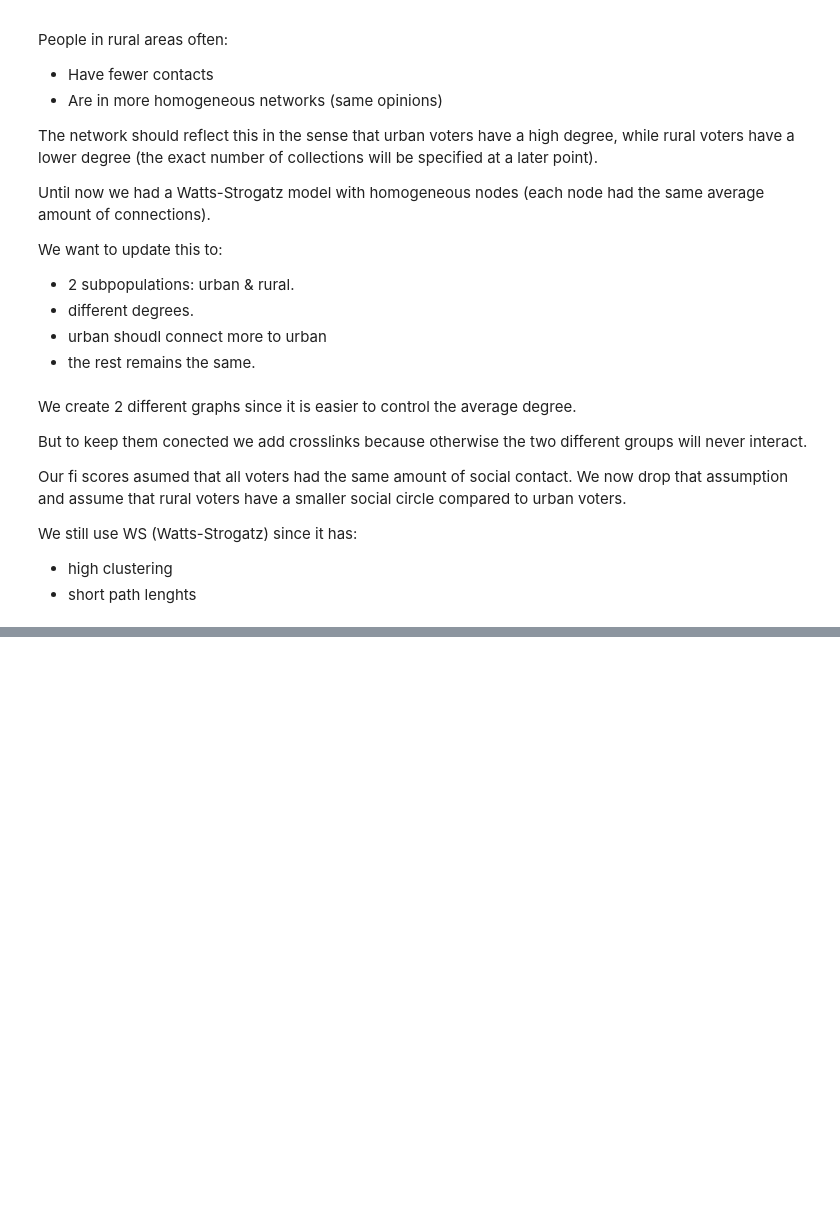
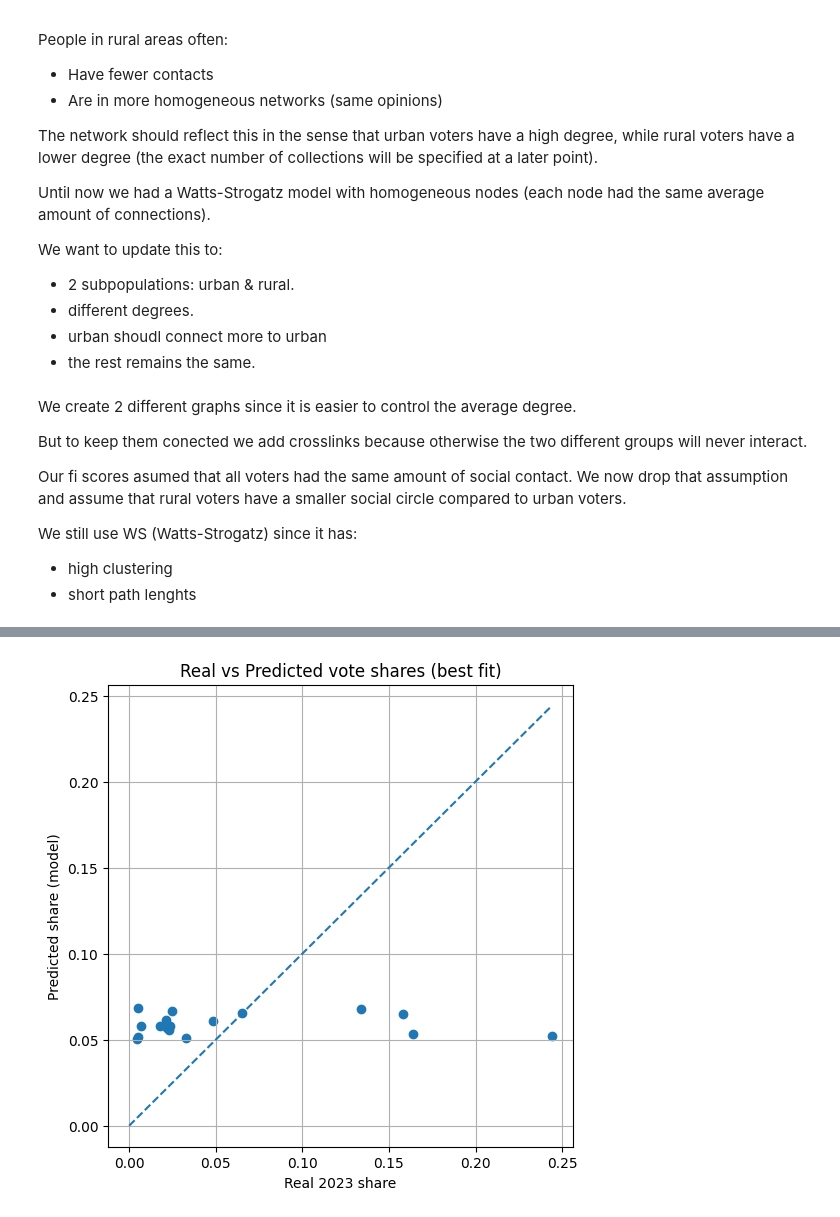
Before and after one commit to tomme2009/ProjectComputationalScience, a Jupyter notebook: Week2_PCS.ipynb, the cells around one changed output, grey strips where cells are left out. Cells and saved outputs as stored; diff of their text form; code cells hidden in the pictures; blank space fills up the shorter version.

```diff
--- a/Week2_PCS.ipynb
+++ b/Week2_PCS.ipynb
@@ -605,0 +715,11 @@ plt.show()
+# %%
+plt.figure(figsize=(6,6))
+plt.scatter(target, sim_best)
+plt.plot([0, max(target)], [0, max(target)], linestyle="--")
+plt.xlabel("Real 2023 share")
+plt.ylabel("Predicted share (model)")
+plt.title("Real vs Predicted vote shares (best fit)")
+plt.grid(True)
+plt.show()
+# %% [output]
+[figure, added]
```
Also changed, not shown: parts of 10 cells of this notebook.
